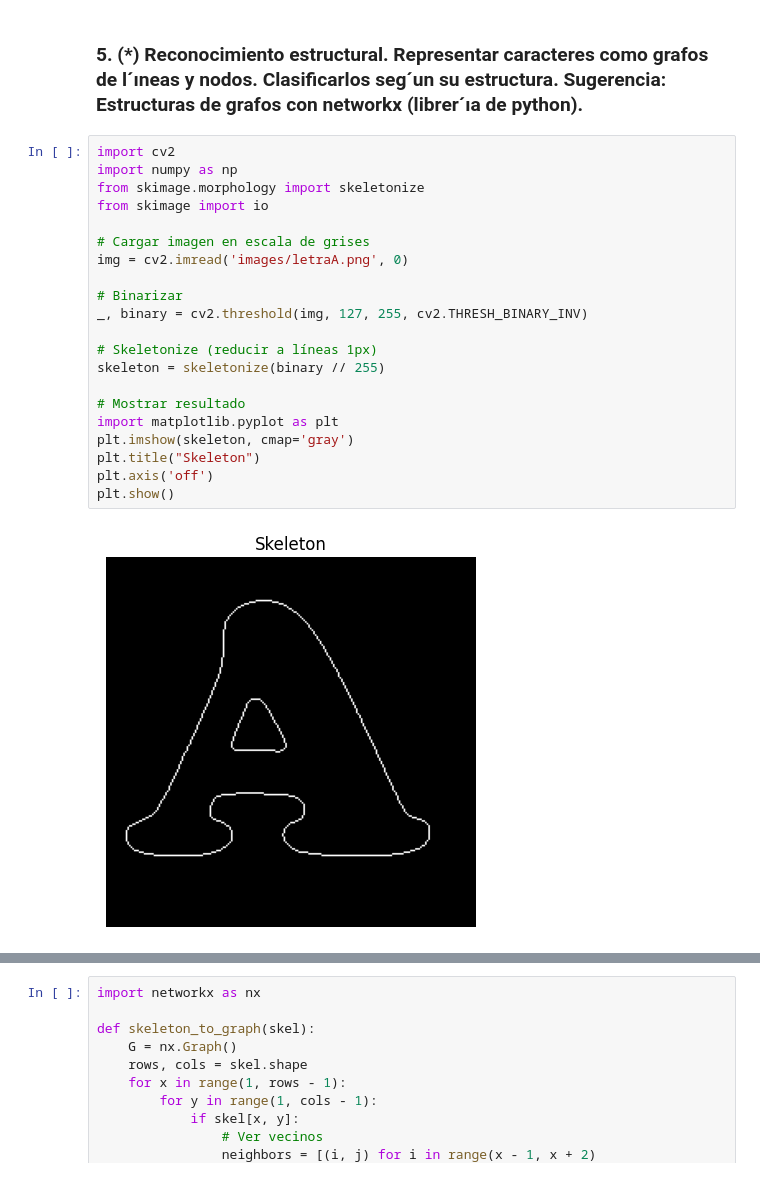
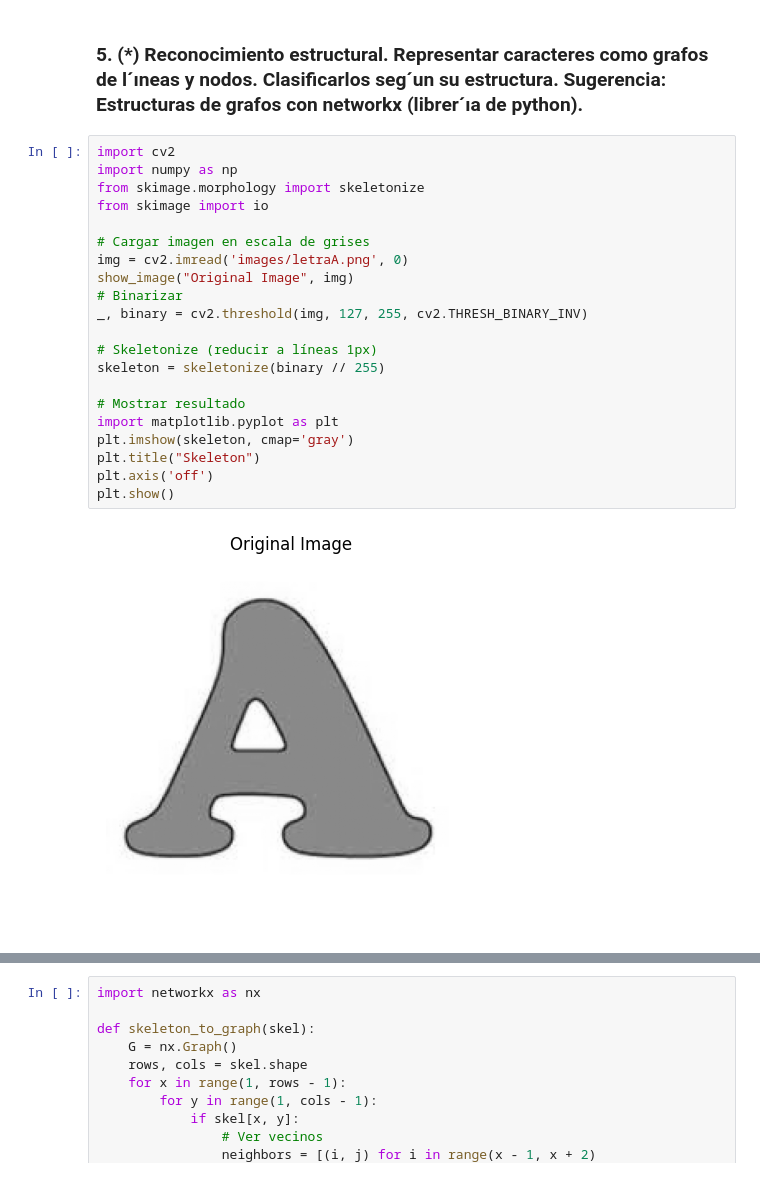
Before and after one commit to LucasEPK/tps-proc-imagenes, a Jupyter notebook: TP 6/code/TP 6.ipynb, the cells around one changed output, grey strips where cells are left out. Drawn from its saved outputs; the diff is of its cells as text.

```diff
--- a/TP 6/code/TP 6.ipynb
+++ b/TP 6/code/TP 6.ipynb
@@ -367,23 +368,23 @@ plt.show()
 # %%
 import cv2
 import numpy as np
 from skimage.morphology import skeletonize
 from skimage import io
 
 # Cargar imagen en escala de grises
 img = cv2.imread('images/letraA.png', 0)
-
+show_image("Original Image", img)
 # Binarizar
 _, binary = cv2.threshold(img, 127, 255, cv2.THRESH_BINARY_INV)
 
 # Skeletonize (reducir a líneas 1px)
 skeleton = skeletonize(binary // 255)
 
 # Mostrar resultado
 import matplotlib.pyplot as plt
 plt.imshow(skeleton, cmap='gray')
 plt.title("Skeleton")
 plt.axis('off')
 plt.show()
 # %% [output]
-[figure, old version]
+[figure, new version]
```
Also changed, not shown: parts of 2 cells of this notebook, 9 other files.
